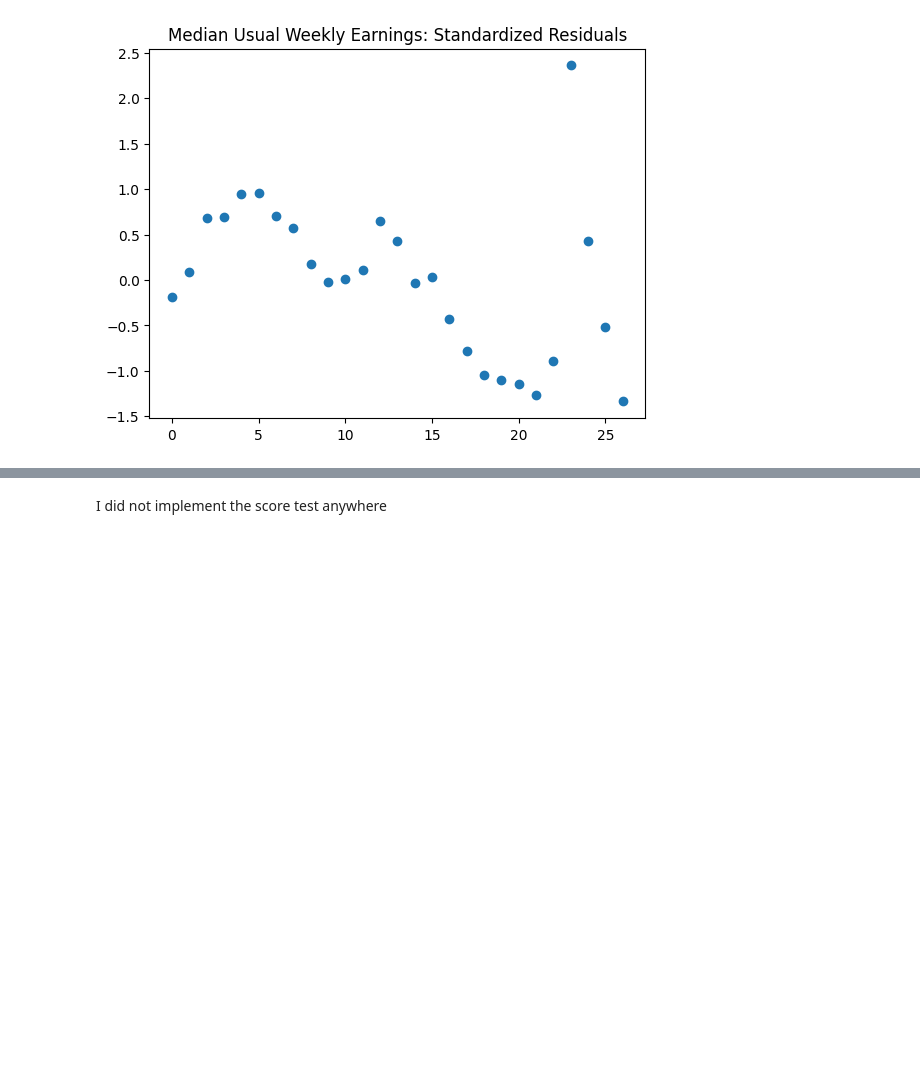
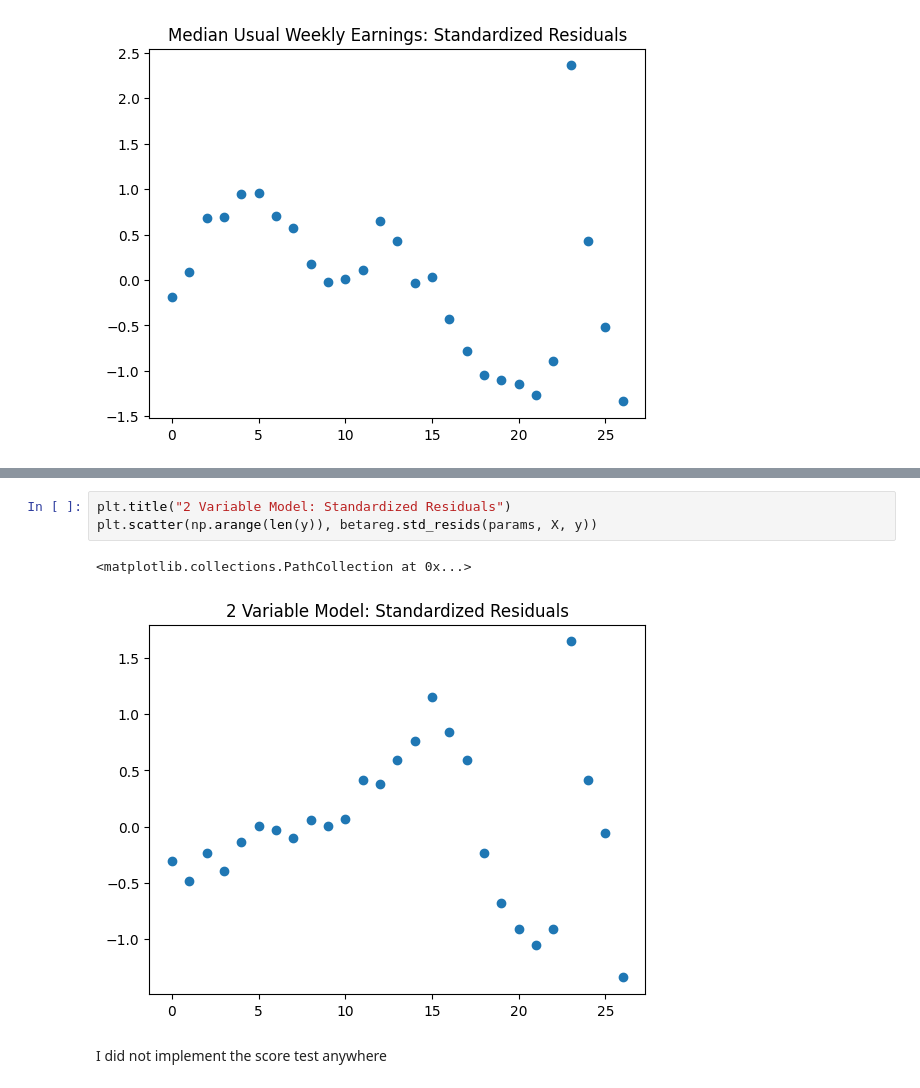
Before and after one commit to KingJMS1/LogisticProject, a Jupyter notebook: logistic_final.ipynb, the cells around one changed output, grey strips where cells are left out. Cells and saved outputs as stored; diff of their text form; blank space fills up the shorter version.

```diff
--- a/logistic_final.ipynb
+++ b/logistic_final.ipynb
@@ -562,3 +568,9 @@ Log-Likelihood:   54.67
+# %%
+plt.title("2 Variable Model: Standardized Residuals")
+plt.scatter(np.arange(len(y)), betareg.std_resids(params, X, y))
+# %% [output]
+<matplotlib.collections.PathCollection at 0x...>
+[figure, added]
 # %% [markdown]
 I did not implement the score test anywhere
 # %%
```
Also changed, not shown: parts of 7 cells of this notebook.
